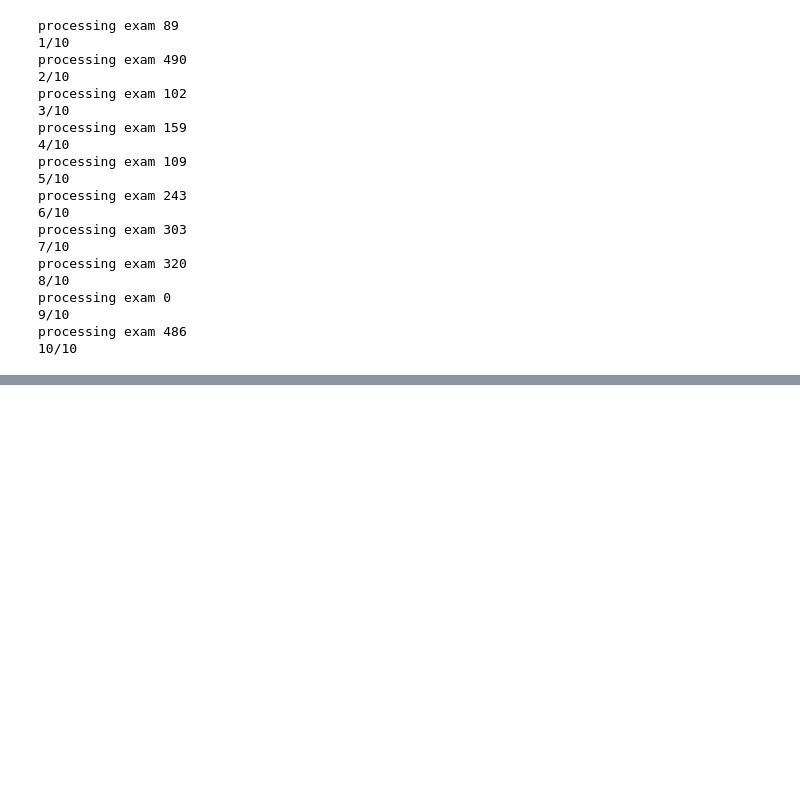
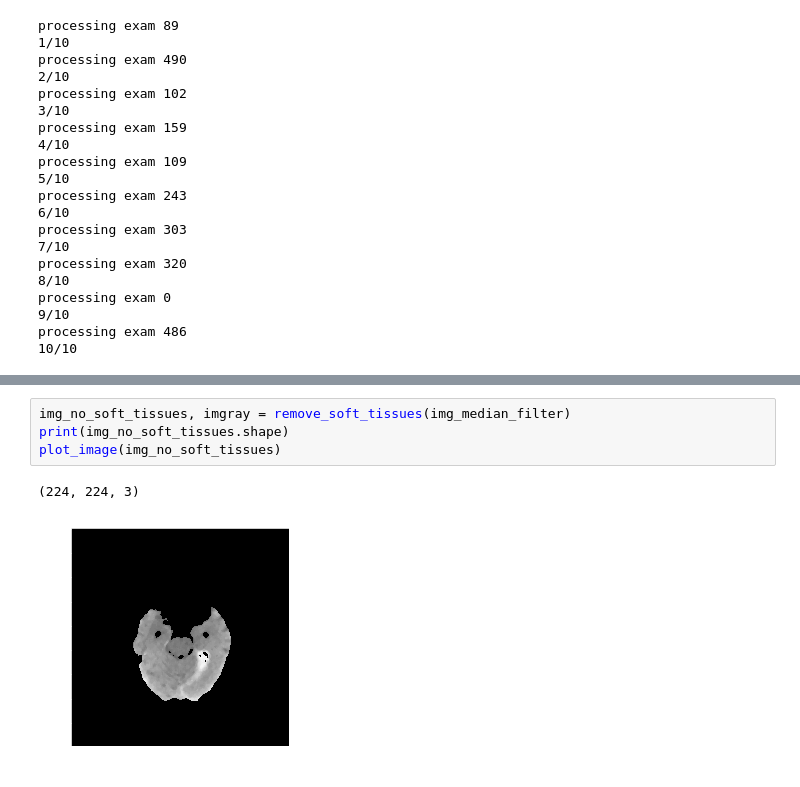
Before and after one commit to PinheiroRodrigo/StrokeDetection, a Jupyter notebook: ProcessImages.ipynb, the cells around one changed output, grey strips where cells are left out. Saved outputs shown, nothing was run; the diff lists cells and outputs as text; blank space fills up the shorter version.

```diff
--- a/ProcessImages.ipynb
+++ b/ProcessImages.ipynb
@@ -150,0 +172,7 @@ processing exam 486
+# %%
+img_no_soft_tissues, imgray = remove_soft_tissues(img_median_filter)
+print(img_no_soft_tissues.shape)
+plot_image(img_no_soft_tissues)
+# %% [output]
+(224, 224, 3)
+[figure, added]
```
Also changed, not shown: parts of 7 cells of this notebook, 4 other files.
